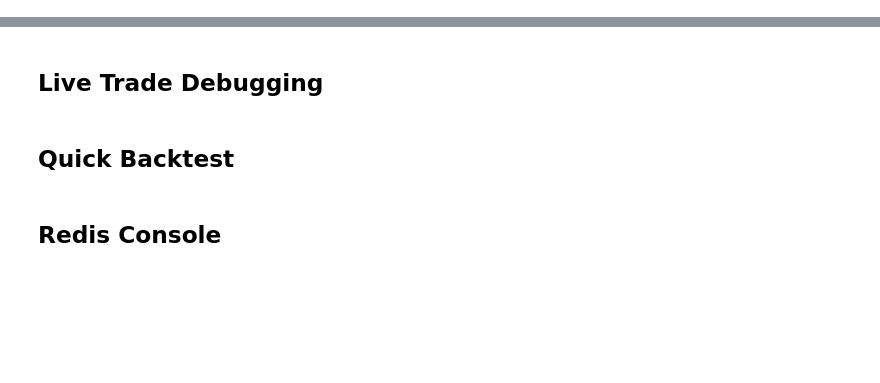
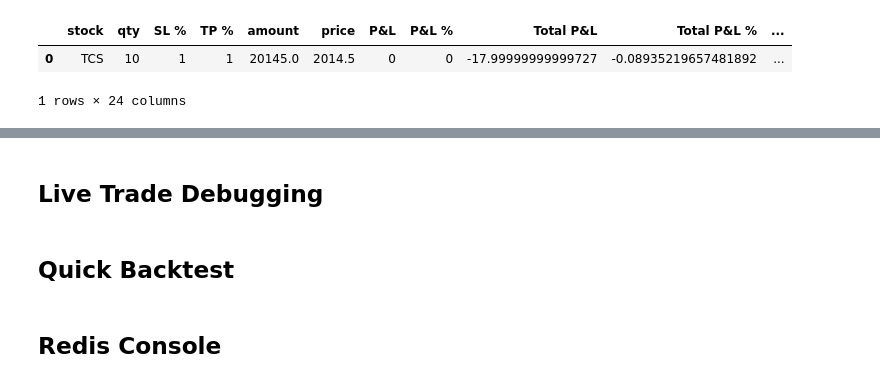
Before and after one commit to suhansaha/algotrader, a Jupyter notebook: src/freedom_v2_unit_test.ipynb, the cells around one changed output, grey strips where cells are left out. Drawn from its saved outputs; the diff is of its cells as text; code cells hidden in the pictures; blank space fills up the shorter version.

```diff
--- a/src/freedom_v2_unit_test.ipynb
+++ b/src/freedom_v2_unit_test.ipynb
@@ -79,3 +170,9 @@ my_cache.getOHLC('WIPRO').index[1].strftime('%d:%m:%y %H:%M')
+# %%
+my_cache.getValue()
+# %% [output]
+|  | stock | qty | SL % | TP % | amount | price | P&L | P&L % | Total P&L | Total P&L % | ... |
+| 0 | TCS | 10 | 1 | 1 | 20145.0 | 2014.5 | 0 | 0 | -17.99999999999727 | -0.08935219657481892 | ... |
+1 rows × 24 columns
 # %%
 ################################
 ###         Stop Trade       ###
```
Also changed, not shown: parts of 13 cells of this notebook, 7 other files.
